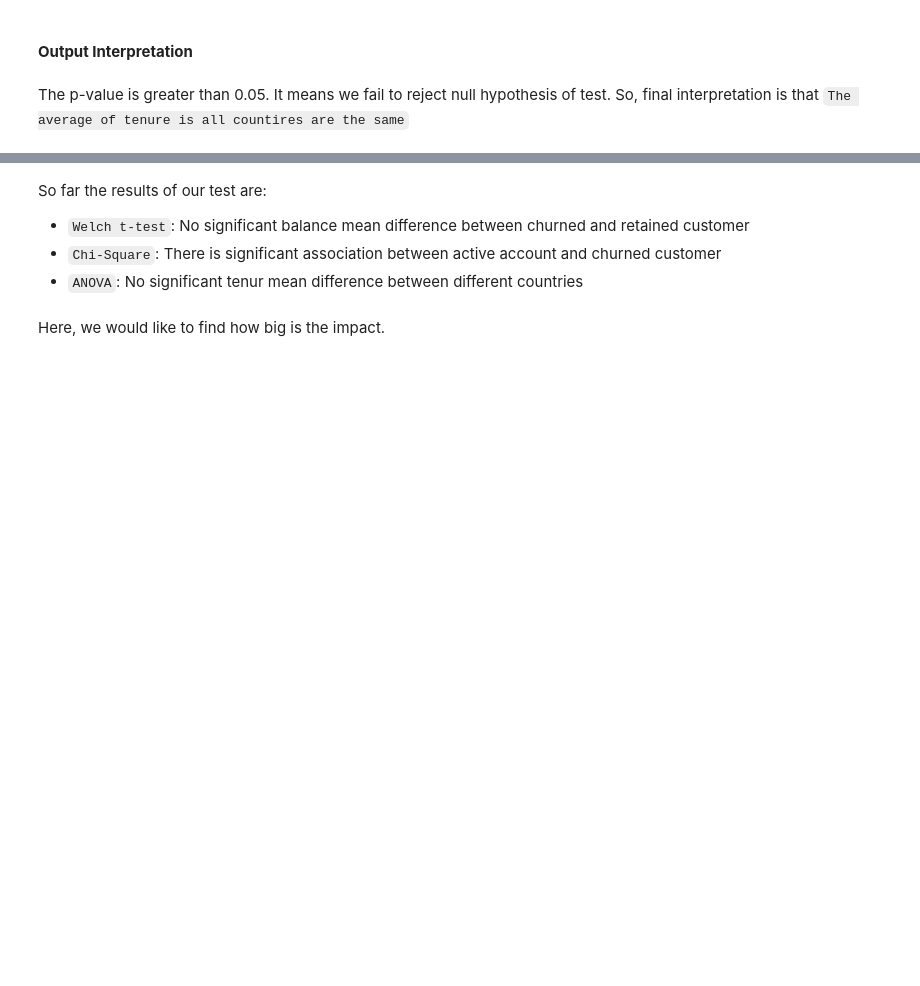
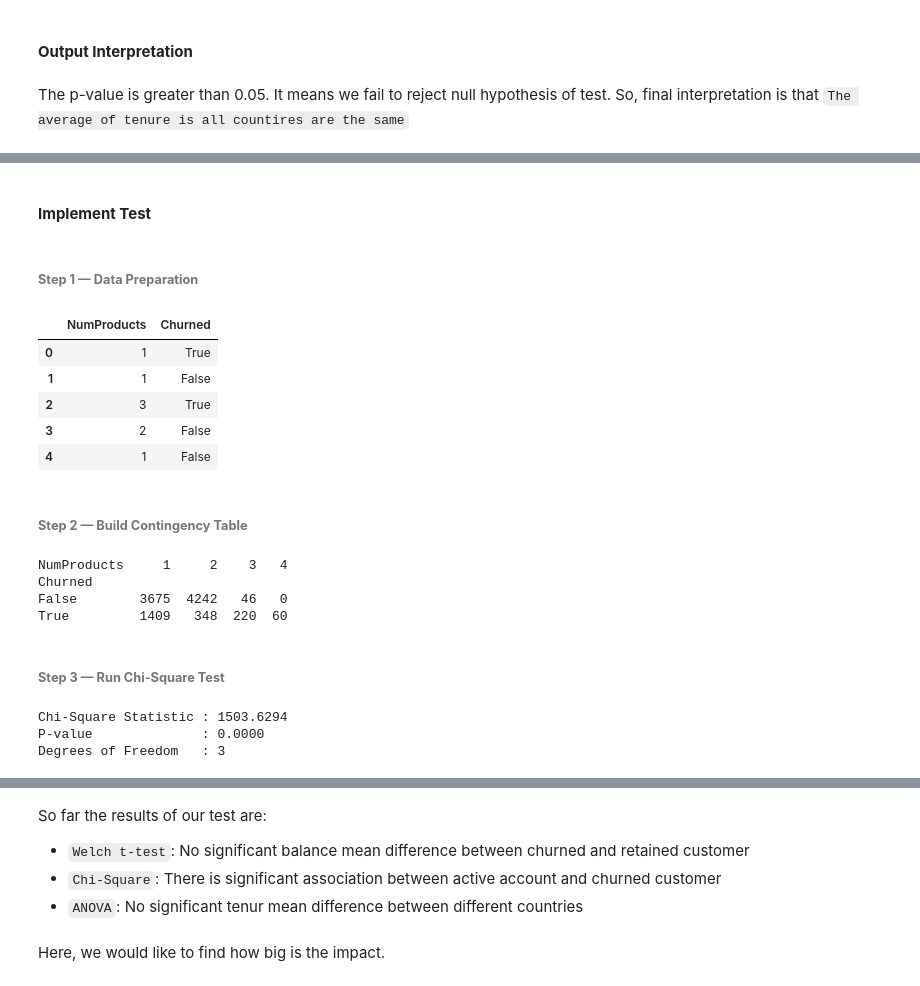
Before and after one commit to sajaldhuriya/Bank_Churn_Project, a Jupyter notebook: statistical_testing/statistical_testing.ipynb, the cells around one changed output, grey strips where cells are left out. Cells and saved outputs as stored; diff of their text form; code cells hidden in the pictures; blank space fills up the shorter version.

Commit message:
Statistical Testing Done

```diff
--- a/statistical_testing/statistical_testing.ipynb
+++ b/statistical_testing/statistical_testing.ipynb
@@ -354,0 +393,54 @@ The p-value is greater than 0.05. It means we fail to reject null hypothesis of
+# %% [markdown]
+#### **Implement Test**
+# %% [markdown]
+###### **Step 1 — Data Preparation**
+# %%
+query = """
+SELECT
+    a.NumProducts,
+    d.Churned
+FROM account a
+JOIN demographic d
+    ON a.CustomerId = d.CustomerId
+WHERE a.NumProducts IS NOT NULL
+  AND d.Churned IS NOT NULL;
+"""
+
+df_chi = pd.read_sql(query, conn)
+df_chi.head()
+# %% [output]
+|  | NumProducts | Churned |
+| 0 | 1 | True |
+| 1 | 1 | False |
+| 2 | 3 | True |
+| 3 | 2 | False |
+| 4 | 1 | False |
+# %% [markdown]
+###### **Step 2 — Build Contingency Table**
+# %%
+ct = pd.crosstab(
+    df_chi["Churned"],
+    df_chi["NumProducts"]
+)
+
+print(ct)
+# %% [output]
+NumProducts     1     2    3   4
+Churned
+False        3675  4242   46   0
+True         1409   348  220  60
+# %% [markdown]
+###### **Step 3 — Run Chi-Square Test**
+# %%
+from scipy.stats import chi2_contingency
+
+# Perform Chi-Square Test of Independence
+chi2, p_value, dof, expected = chi2_contingency(ct)
+
+print(f"Chi-Square Statistic : {chi2:.4f}")
+print(f"P-value              : {p_value:.4f}")
+print(f"Degrees of Freedom   : {dof}")
+# %% [output]
+Chi-Square Statistic : 1503.6294
+P-value              : 0.0000
+Degrees of Freedom   : 3
```
Also changed, not shown: parts of 10 cells of this notebook, 1 other file.
